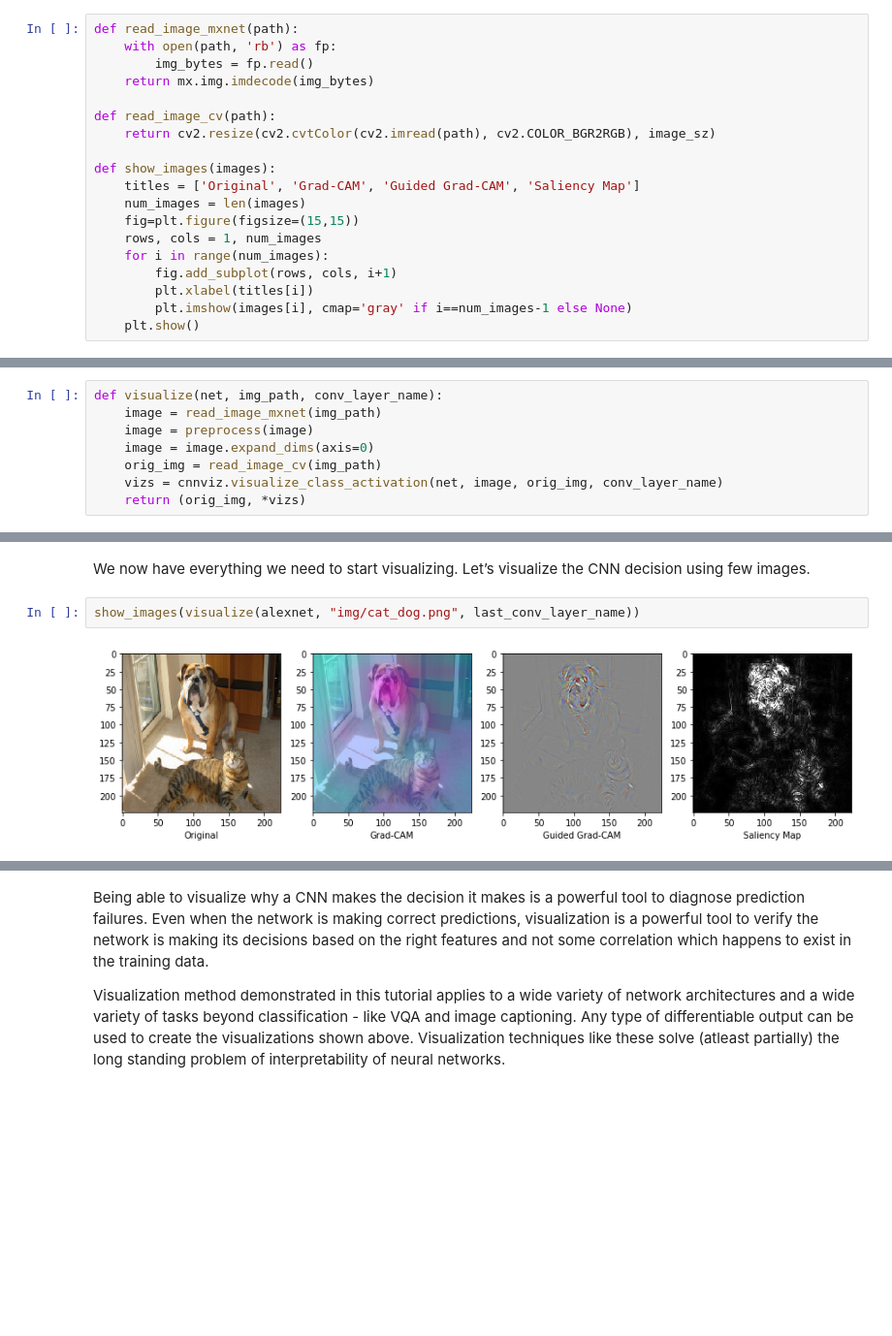
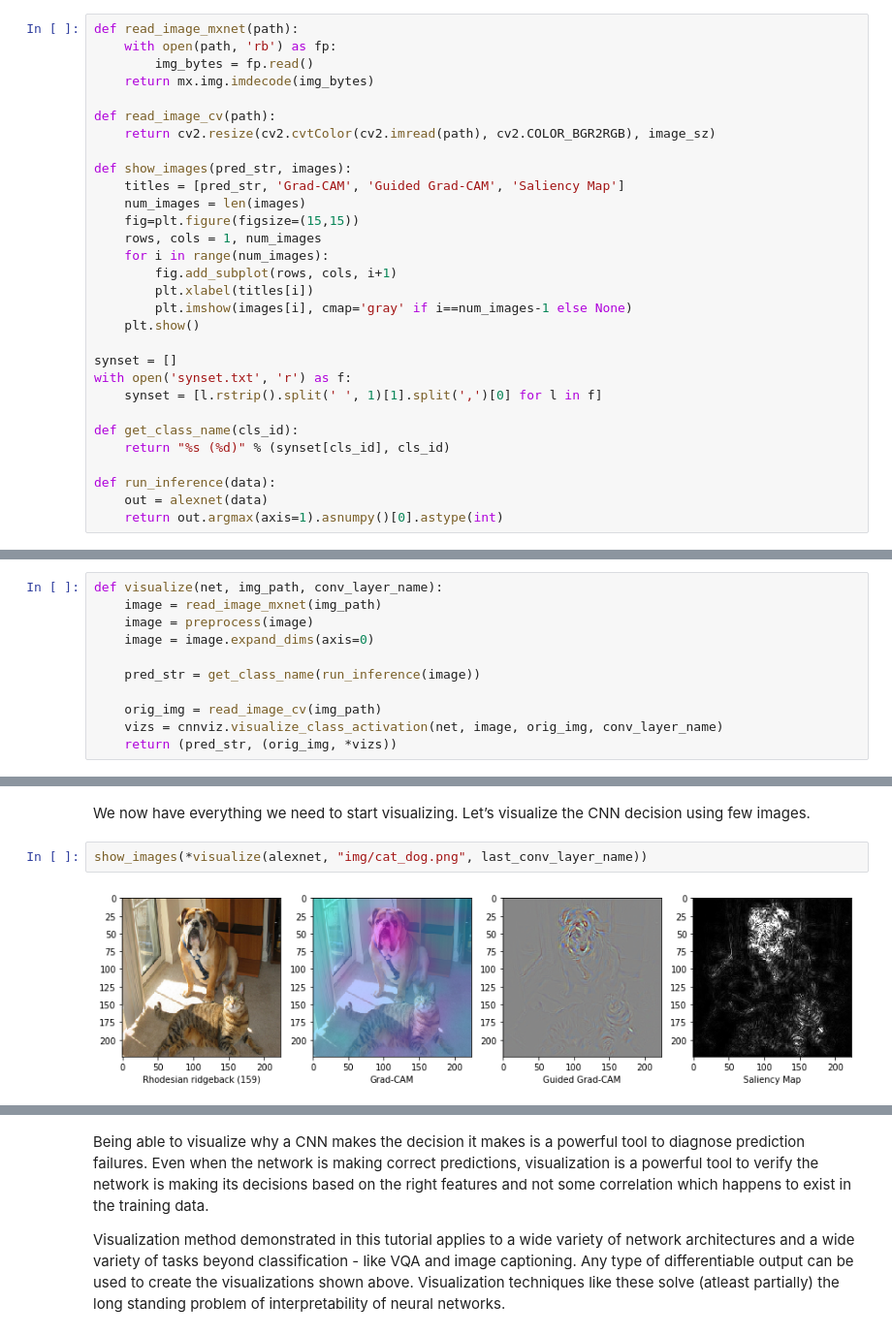
Before and after one commit to Ishitori/mxnet_tutorials, a Jupyter notebook: visualize_cnn/VisualizeClassActivation.ipynb, the cells around one changed output, grey strips where cells are left out. Shown at 97% size. Drawn from its saved outputs; the diff is of its cells as text; blank space fills up the shorter version.

Commit message:
Display class label under original image.

```diff
--- a/visualize_cnn/VisualizeClassActivation.ipynb
+++ b/visualize_cnn/VisualizeClassActivation.ipynb
@@ -118,8 +118,8 @@ def read_image_mxnet(path):
 def read_image_cv(path):
     return cv2.resize(cv2.cvtColor(cv2.imread(path), cv2.COLOR_BGR2RGB), image_sz)
 
-def show_images(images):
-    titles = ['Original', 'Grad-CAM', 'Guided Grad-CAM', 'Saliency Map']
+def show_images(pred_str, images):
+    titles = [pred_str, 'Grad-CAM', 'Guided Grad-CAM', 'Saliency Map']
     num_images = len(images)
     fig=plt.figure(figsize=(15,15))
     rows, cols = 1, num_images
@@ -128,6 +128,17 @@ def show_images(images):
         plt.xlabel(titles[i])
         plt.imshow(images[i], cmap='gray' if i==num_images-1 else None)
     plt.show()
+
+synset = []
+with open('synset.txt', 'r') as f:
+    synset = [l.rstrip().split(' ', 1)[1].split(',')[0] for l in f]
+
+def get_class_name(cls_id):
+    return "%s (%d)" % (synset[cls_id], cls_id)
+
+def run_inference(data):
+    out = alexnet(data)
+    return out.argmax(axis=1).asnumpy()[0].astype(int)
 # %% [markdown]
 `visualize` calls `cnnviz.visualize_class_activation()` with the right parameters to create visualizations for the given image. `visualize_class_activation` returns a tuple with the following three visualizations:
 1. **Grad-CAM:** This is a heatmap superimposed on the input image showing which part(s) of the image contributed most to the CNN's decision.
@@ -138,9 +149,12 @@ def visualize(net, img_path, conv_layer_name):
     image = read_image_mxnet(img_path)
     image = preprocess(image)
     image = image.expand_dims(axis=0)
+
+    pred_str = get_class_name(run_inference(image))
+
     orig_img = read_image_cv(img_path)
     vizs = cnnviz.visualize_class_activation(net, image, orig_img, conv_layer_name)
-    return (orig_img, *vizs)
+    return (pred_str, (orig_img, *vizs))
 # %% [markdown]
 Next, we need to get the name of the last convolutional layer that extracts features from the image. We use the gradient information flowing into the last convolutional layer of the CNN to understand the importance of each neuron for a decision of interest. We are interested in the last convolutional layer because convolutional features naturally retain spatial information which is lost in fully connected layers. So, we expect the last convolutional layer to have the best compromise between high level semantics and detailed spacial information. The neurons in this layer look for semantic class specific information in the image (like object parts).
 
@@ -153,7 +167,7 @@ alexnet0_conv2d4
 # %% [markdown]
 We now have everything we need to start visualizing. Let’s visualize the CNN decision using few images.
 # %%
-show_images(visualize(alexnet, "img/cat_dog.png", last_conv_layer_name))
+show_images(*visualize(alexnet, "img/cat_dog.png", last_conv_layer_name))
 # %% [output]
-[figure, old version]
+[figure, new version]
 # %%
```
Also changed, not shown: parts of 4 cells of this notebook.
